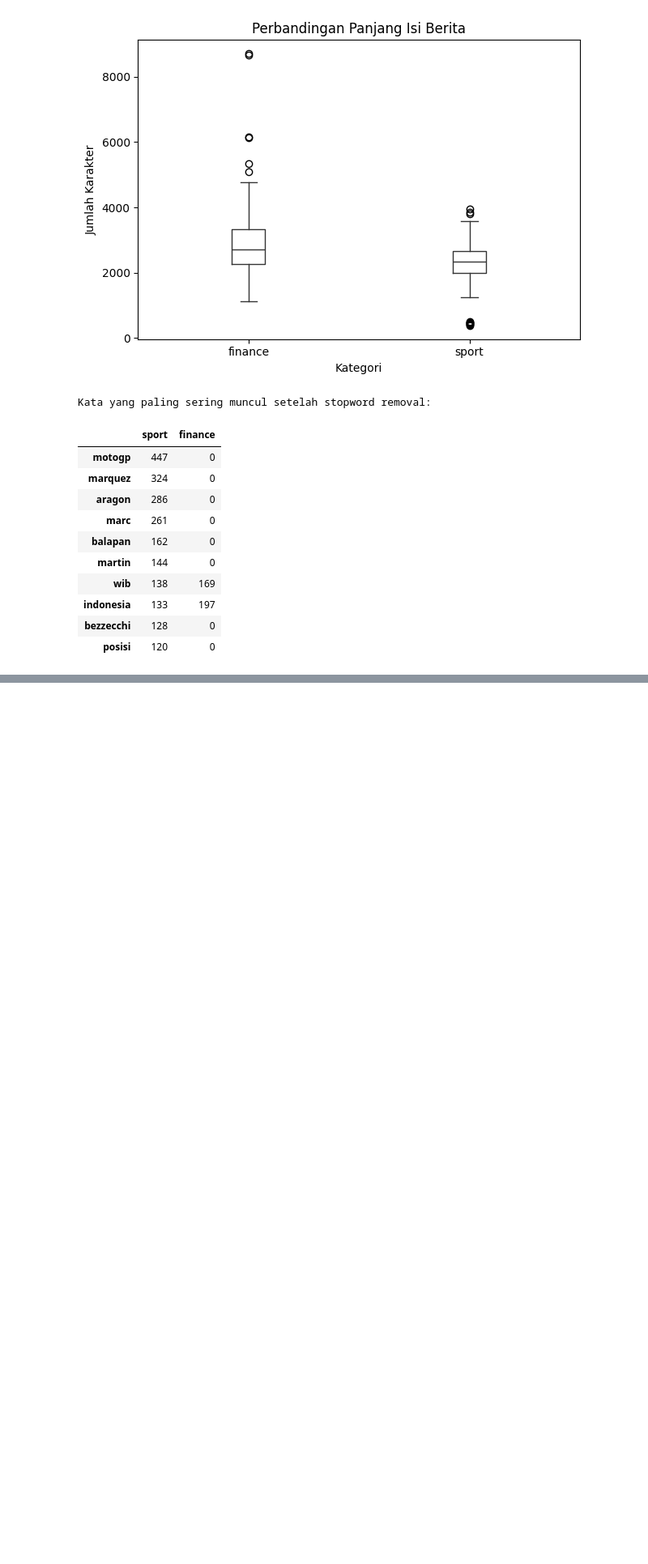
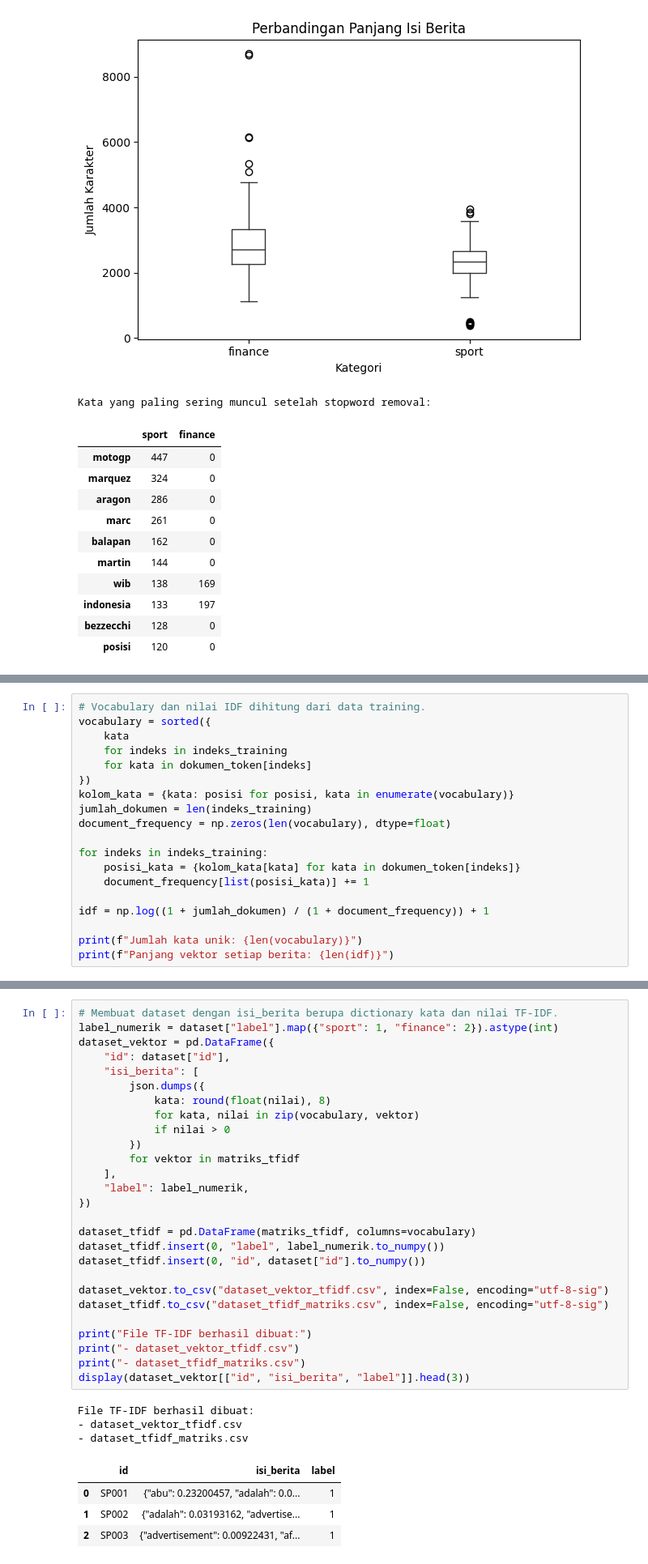
Before and after one commit to elpitaa/PPW, a Jupyter notebook: detik.ipynb, the cells around one changed output, grey strips where cells are left out. Shown at 81% size. Drawn from its saved outputs; the diff is of its cells as text; blank space fills up the shorter version.

```diff
--- a/detik.ipynb
+++ b/detik.ipynb
@@ -361,0 +561,19 @@ Kata yang paling sering muncul setelah stopword removal:
+# %%
+# Vocabulary dan nilai IDF dihitung dari data training.
+vocabulary = sorted({
+    kata
+    for indeks in indeks_training
+    for kata in dokumen_token[indeks]
+})
+kolom_kata = {kata: posisi for posisi, kata in enumerate(vocabulary)}
+jumlah_dokumen = len(indeks_training)
+document_frequency = np.zeros(len(vocabulary), dtype=float)
+
+for indeks in indeks_training:
+    posisi_kata = {kolom_kata[kata] for kata in dokumen_token[indeks]}
+    document_frequency[list(posisi_kata)] += 1
+
+idf = np.log((1 + jumlah_dokumen) / (1 + document_frequency)) + 1
+
+print(f"Jumlah kata unik: {len(vocabulary)}")
+print(f"Panjang vektor setiap berita: {len(idf)}")
@@ -361,0 +638,35 @@ Kata yang paling sering muncul setelah stopword removal:
+# %%
+# Membuat dataset dengan isi_berita berupa dictionary kata dan nilai TF-IDF.
+label_numerik = dataset["label"].map({"sport": 1, "finance": 2}).astype(int)
+dataset_vektor = pd.DataFrame({
+    "id": dataset["id"],
+    "isi_berita": [
+        json.dumps({
+            kata: round(float(nilai), 8)
+            for kata, nilai in zip(vocabulary, vektor)
+            if nilai > 0
+        })
+        for vektor in matriks_tfidf
+    ],
+    "label": label_numerik,
+})
+
+dataset_tfidf = pd.DataFrame(matriks_tfidf, columns=vocabulary)
+dataset_tfidf.insert(0, "label", label_numerik.to_numpy())
+dataset_tfidf.insert(0, "id", dataset["id"].to_numpy())
+
+dataset_vektor.to_csv("dataset_vektor_tfidf.csv", index=False, encoding="utf-8-sig")
+dataset_tfidf.to_csv("dataset_tfidf_matriks.csv", index=False, encoding="utf-8-sig")
+
+print("File TF-IDF berhasil dibuat:")
+print("- dataset_vektor_tfidf.csv")
+print("- dataset_tfidf_matriks.csv")
+display(dataset_vektor[["id", "isi_berita", "label"]].head(3))
+# %% [output]
+File TF-IDF berhasil dibuat:
+- dataset_vektor_tfidf.csv
+- dataset_tfidf_matriks.csv
+|  | id | isi_berita | label |
+| 0 | SP001 | {"abu": 0.23200457, "adalah": 0.0... | 1 |
+| 1 | SP002 | {"adalah": 0.03193162, "advertise... | 1 |
+| 2 | SP003 | {"advertisement": 0.00922431, "af... | 1 |
```
Also changed, not shown: parts of 16 cells of this notebook, 7 other files.
